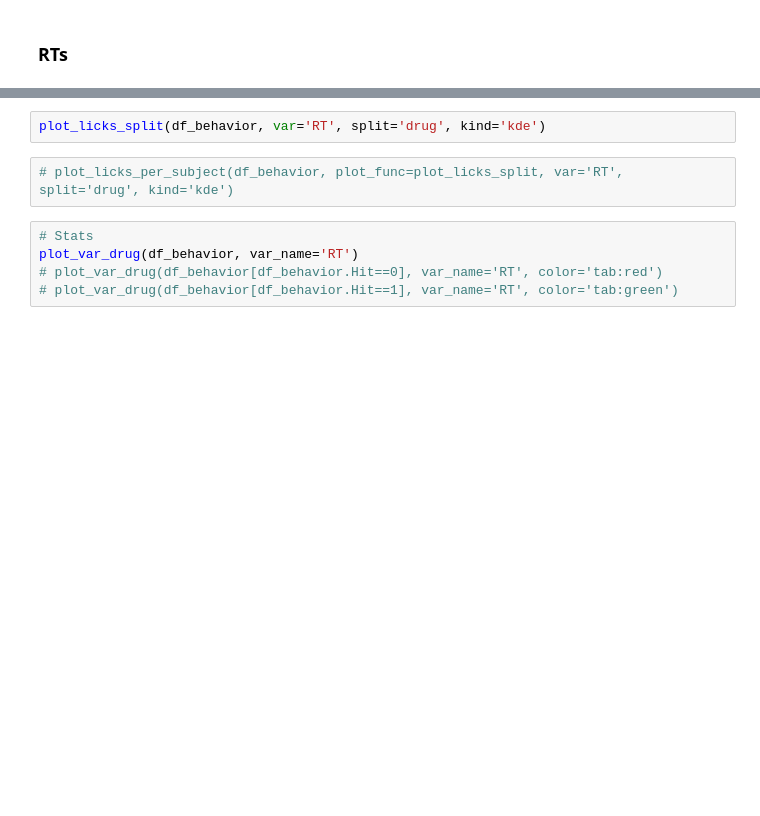
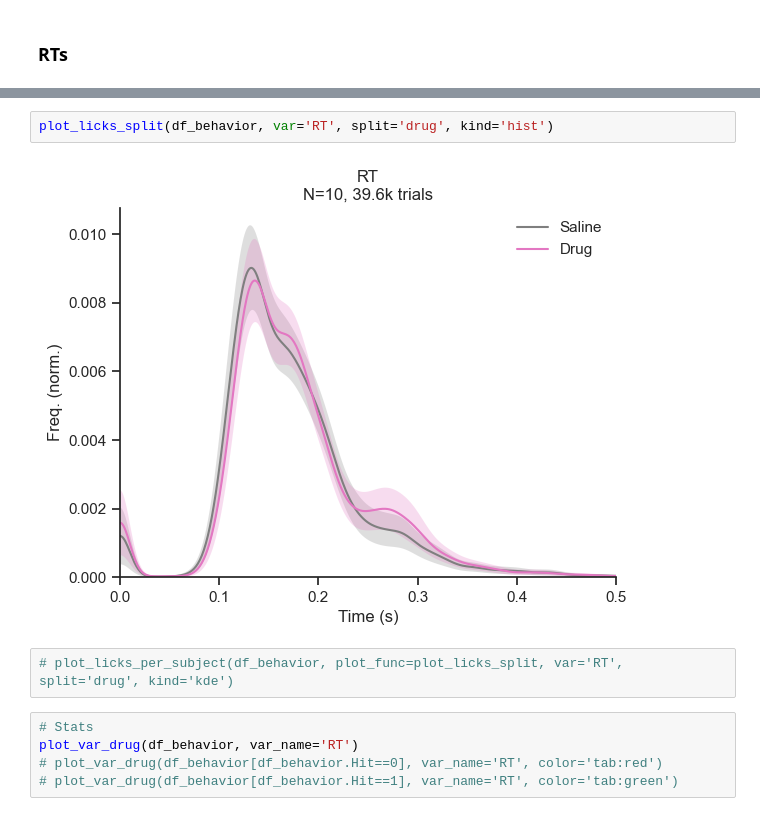
Before and after one commit to 3leni0n/PycharmProjects, a Jupyter notebook: drugs/notebook.ipynb, the cells around one changed output, grey strips where cells are left out. Drawn from its saved outputs; the diff is of its cells as text; blank space fills up the shorter version.

```diff
--- a/drugs/notebook.ipynb
+++ b/drugs/notebook.ipynb
@@ -208,5 +354,7 @@ print(new_columns)
 # %%
-plot_licks_split(df_behavior, var='RT', split='drug', kind='kde')
+plot_licks_split(df_behavior, var='RT', split='drug', kind='hist')
+# %% [output]
+[figure, added]
 # %%
 # plot_licks_per_subject(df_behavior, plot_func=plot_licks_split, var='RT', split='drug', kind='kde')
 # %%
```
Also changed, not shown: parts of 14 cells of this notebook, 31 other files.
